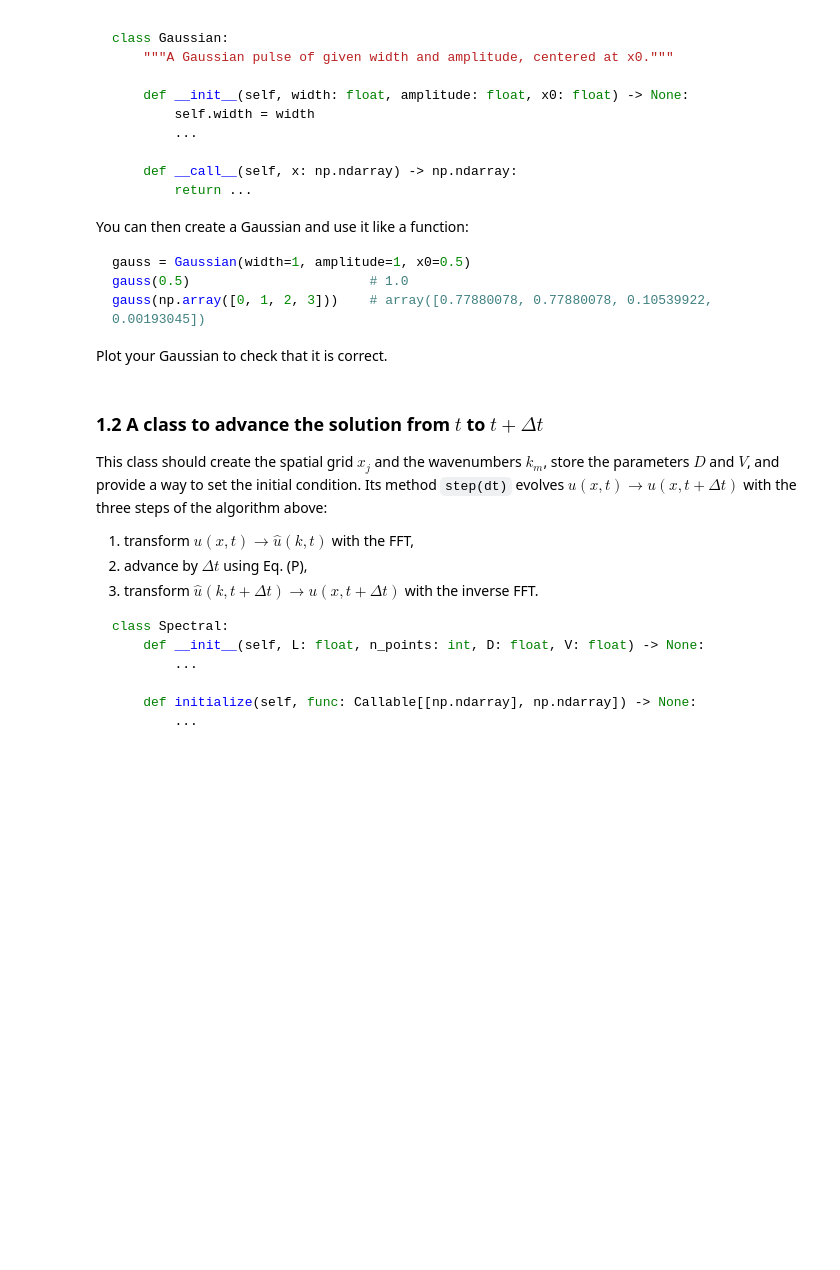
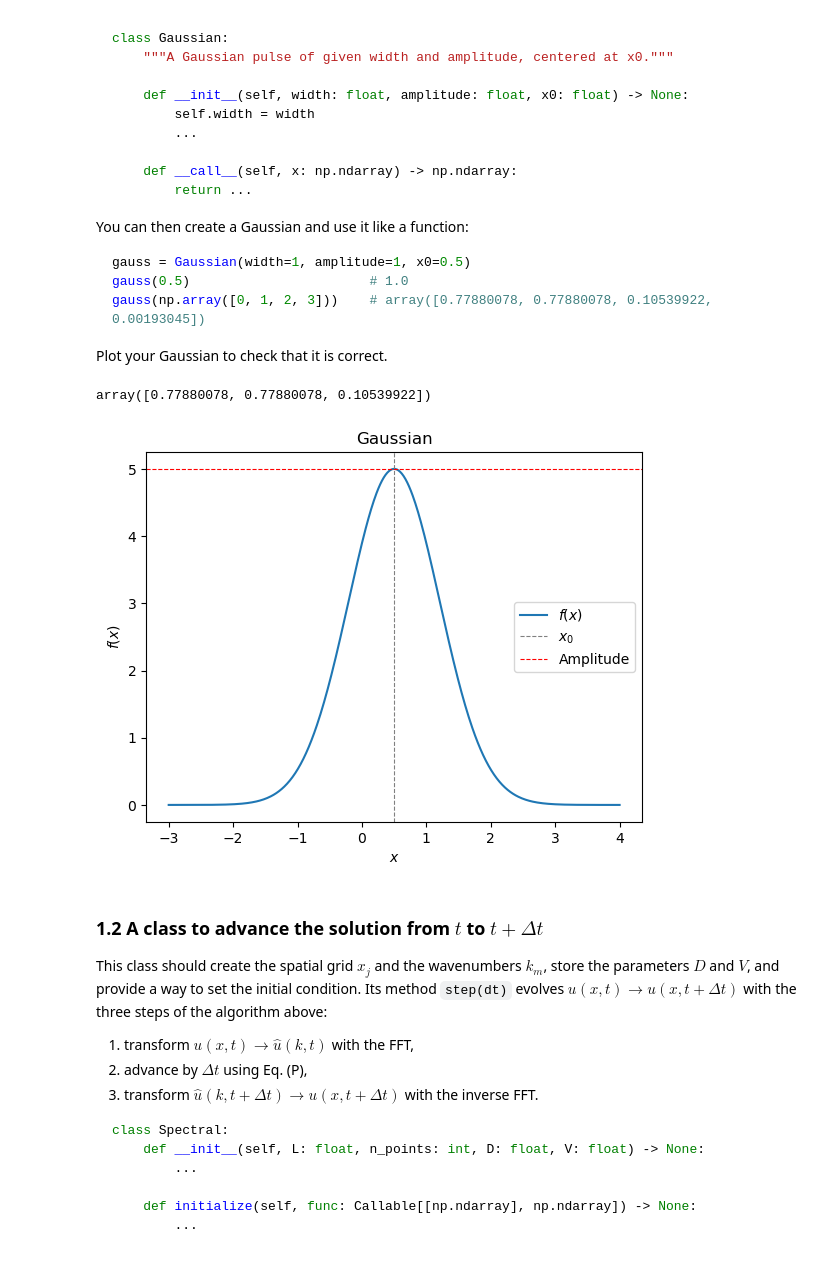
Before and after one commit to alvaro-martinez-dev/Phys_Numerique_M1, a Jupyter notebook: L3_Cranck_Nicholson/project3_advecdiff.ipynb, the cells around one changed output. Saved outputs shown, nothing was run; the diff lists cells and outputs as text; code cells hidden in the pictures; blank space fills up the shorter version.

````diff
--- a/L3_Cranck_Nicholson/project3_advecdiff.ipynb
+++ b/L3_Cranck_Nicholson/project3_advecdiff.ipynb
@@ -160,6 +160,39 @@ gauss(np.array([0, 1, 2, 3]))    # array([0.77880078, 0.77880078, 0.10539922, 0.
 ```
 
 Plot your Gaussian to check that it is correct.
+# %%
+class Gaussian:
+    def __init__(self,width,amplitude,x0):
+        self.width = width
+        self.amplitude = amplitude
+        self.x0 = x0
+
+    def __call__(self,x):
+        fun = self.amplitude*np.exp(-((x-self.x0)/self.width)**2)
+
+        return fun
+# %%
+gauss = Gaussian(width=1,amplitude=1,x0=0.5)
+gauss(np.array([0,1,2]))
+# %% [output]
+array([0.77880078, 0.77880078, 0.10539922])
+# %%
+gauss = Gaussian(width=1, amplitude=5, x0=0.5)
+
+x = np.linspace(-3, 4, 500)     # rango alrededor de x0, con muchos puntos para que salga suave
+u = gauss(x)                    # tu __call__ funciona con arrays
+
+fig, ax = plt.subplots()
+ax.plot(x, u, label=r"$f(x)$")
+ax.axvline(gauss.x0, color="gray", ls="--", lw=0.8, label=r"$x_0$")
+ax.axhline(gauss.amplitude, color="red", ls="--", lw=0.8, label="Amplitude")
+ax.set_xlabel("$x$")
+ax.set_ylabel("$f(x)$")
+ax.set_title("Gaussian")
+ax.legend()
+plt.show()
+# %% [output]
+[figure, added]
 # %% [markdown]
 ### 1.2 A class to advance the solution from $t$ to $t + \Delta t$
 
````
Also changed, not shown: parts of 9 cells of this notebook, 1 other file.
